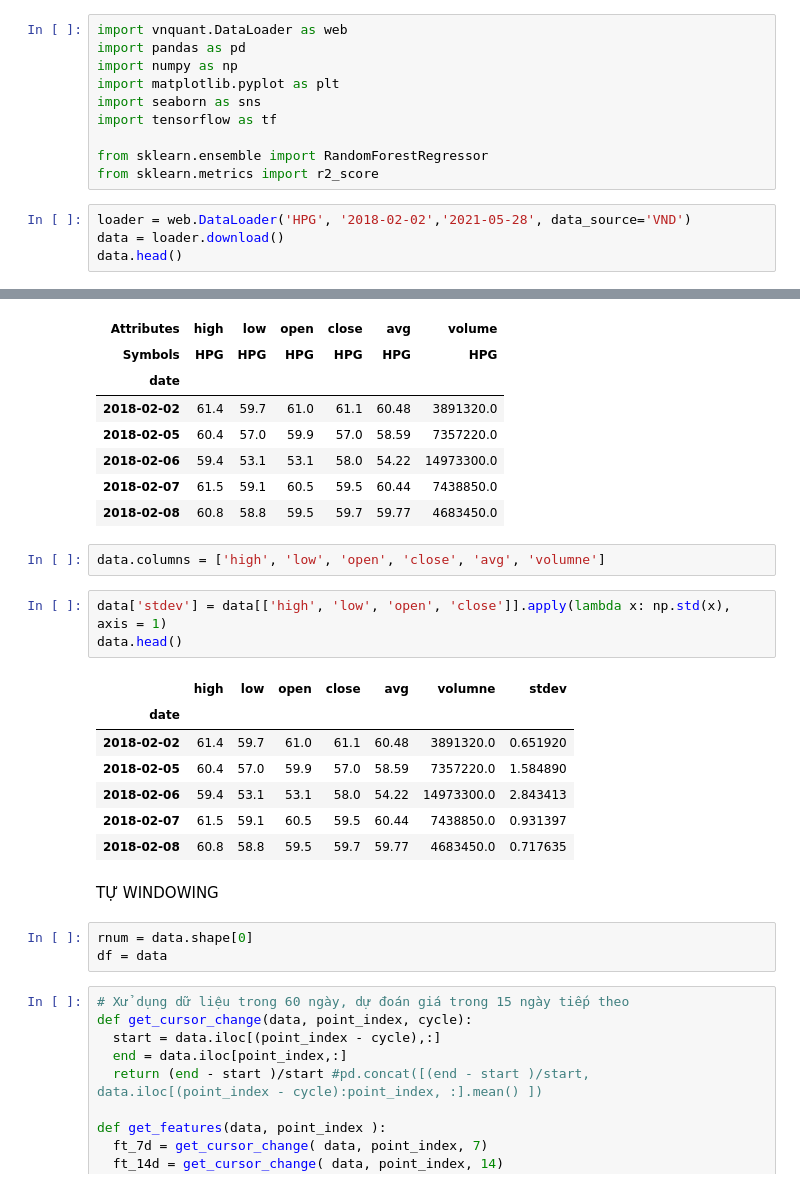
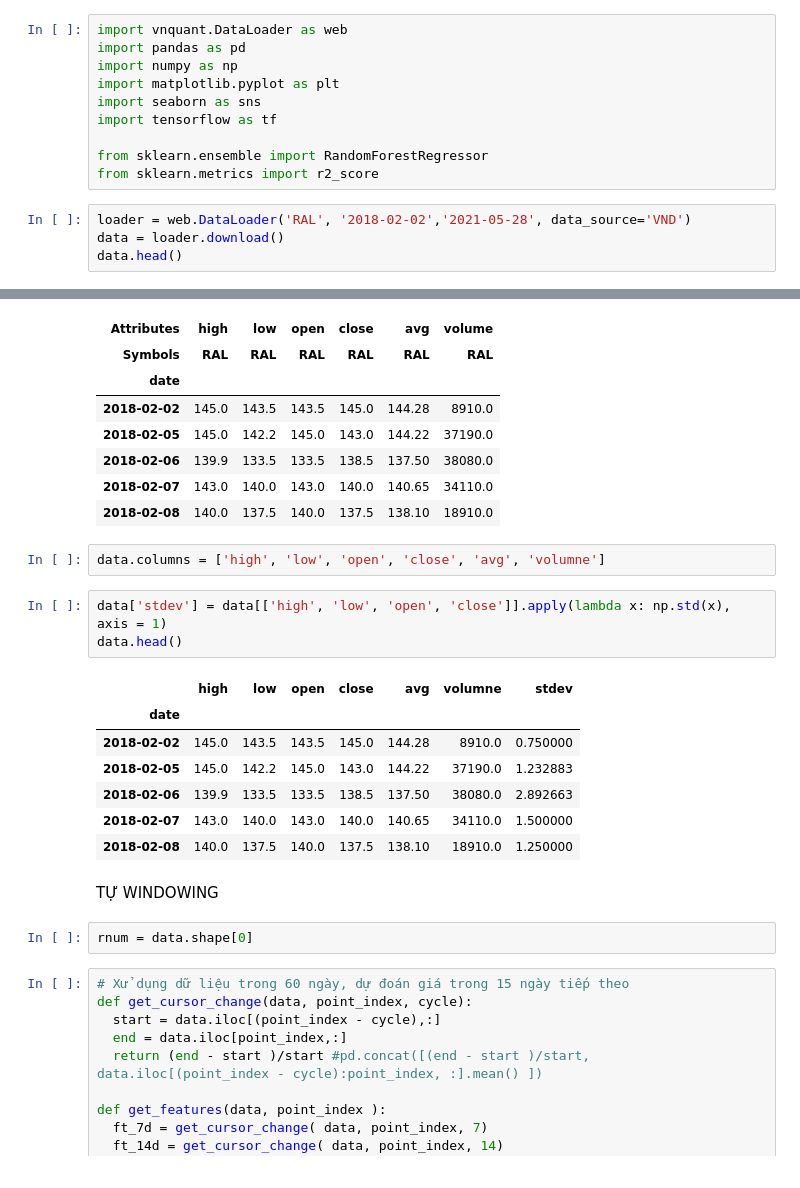
Before and after one commit to quanvu0996/compet, a Jupyter notebook: Test_API_VNQuant.ipynb, the cells around one changed output, grey strips where cells are left out. Drawn from its saved outputs; the diff is of its cells as text.

```diff
--- a/Test_API_VNQuant.ipynb
+++ b/Test_API_VNQuant.ipynb
@@ -35,7 +35,7 @@ import tensorflow as tf
 from sklearn.ensemble import RandomForestRegressor
 from sklearn.metrics import r2_score
 # %%
-loader = web.DataLoader('HPG', '2018-02-02','2021-05-28', data_source='VND')
+loader = web.DataLoader('RAL', '2018-02-02','2021-05-28', data_source='VND')
 data = loader.download()
 data.head()
 # %% [output]
@@ -43,11 +43,11 @@ data.head()
 | Attributes | high | low | open | close | avg | volume |
-| Symbols | HPG | HPG | HPG | HPG | HPG | HPG |
+| Symbols | RAL | RAL | RAL | RAL | RAL | RAL |
 | date |  |  |  |  |  |  |
-| 2018-02-02 | 61.4 | 59.7 | 61.0 | 61.1 | 60.48 | 3891320.0 |
-| 2018-02-05 | 60.4 | 57.0 | 59.9 | 57.0 | 58.59 | 7357220.0 |
-| 2018-02-06 | 59.4 | 53.1 | 53.1 | 58.0 | 54.22 | 14973300.0 |
-| 2018-02-07 | 61.5 | 59.1 | 60.5 | 59.5 | 60.44 | 7438850.0 |
-| 2018-02-08 | 60.8 | 58.8 | 59.5 | 59.7 | 59.77 | 4683450.0 |
+| 2018-02-02 | 145.0 | 143.5 | 143.5 | 145.0 | 144.28 | 8910.0 |
+| 2018-02-05 | 145.0 | 142.2 | 145.0 | 143.0 | 144.22 | 37190.0 |
+| 2018-02-06 | 139.9 | 133.5 | 133.5 | 138.5 | 137.50 | 38080.0 |
+| 2018-02-07 | 143.0 | 140.0 | 143.0 | 140.0 | 140.65 | 34110.0 |
+| 2018-02-08 | 140.0 | 137.5 | 140.0 | 137.5 | 138.10 | 18910.0 |
 # %%
 data.columns = ['high', 'low', 'open', 'close', 'avg', 'volumne']
 # %%
@@ -56,16 +56,15 @@ data.head()
 # %% [output]
 |  | high | low | open | close | avg | volumne | stdev |
 | date |  |  |  |  |  |  |  |
-| 2018-02-02 | 61.4 | 59.7 | 61.0 | 61.1 | 60.48 | 3891320.0 | 0.651920 |
-| 2018-02-05 | 60.4 | 57.0 | 59.9 | 57.0 | 58.59 | 7357220.0 | 1.584890 |
-| 2018-02-06 | 59.4 | 53.1 | 53.1 | 58.0 | 54.22 | 14973300.0 | 2.843413 |
-| 2018-02-07 | 61.5 | 59.1 | 60.5 | 59.5 | 60.44 | 7438850.0 | 0.931397 |
-| 2018-02-08 | 60.8 | 58.8 | 59.5 | 59.7 | 59.77 | 4683450.0 | 0.717635 |
+| 2018-02-02 | 145.0 | 143.5 | 143.5 | 145.0 | 144.28 | 8910.0 | 0.750000 |
+| 2018-02-05 | 145.0 | 142.2 | 145.0 | 143.0 | 144.22 | 37190.0 | 1.232883 |
+| 2018-02-06 | 139.9 | 133.5 | 133.5 | 138.5 | 137.50 | 38080.0 | 2.892663 |
+| 2018-02-07 | 143.0 | 140.0 | 143.0 | 140.0 | 140.65 | 34110.0 | 1.500000 |
+| 2018-02-08 | 140.0 | 137.5 | 140.0 | 137.5 | 138.10 | 18910.0 | 1.250000 |
 # %% [markdown]
 TỰ WINDOWING
 # %%
 rnum = data.shape[0]
-df = data
 # %%
 # Xử dụng dữ liệu trong 60 ngày, dự đoán giá trong 15 ngày tiếp theo
 def get_cursor_change(data, point_index, cycle):
```
Also changed, not shown: parts of 12 cells of this notebook.
